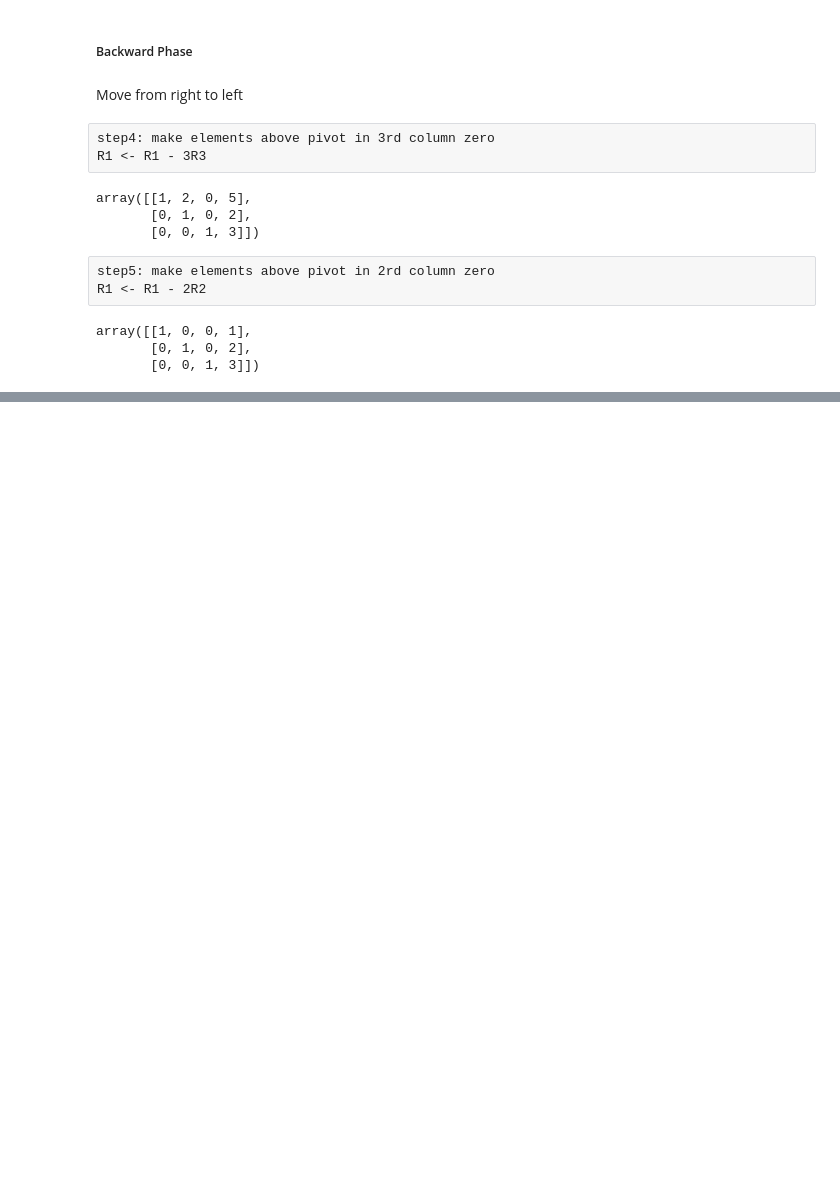
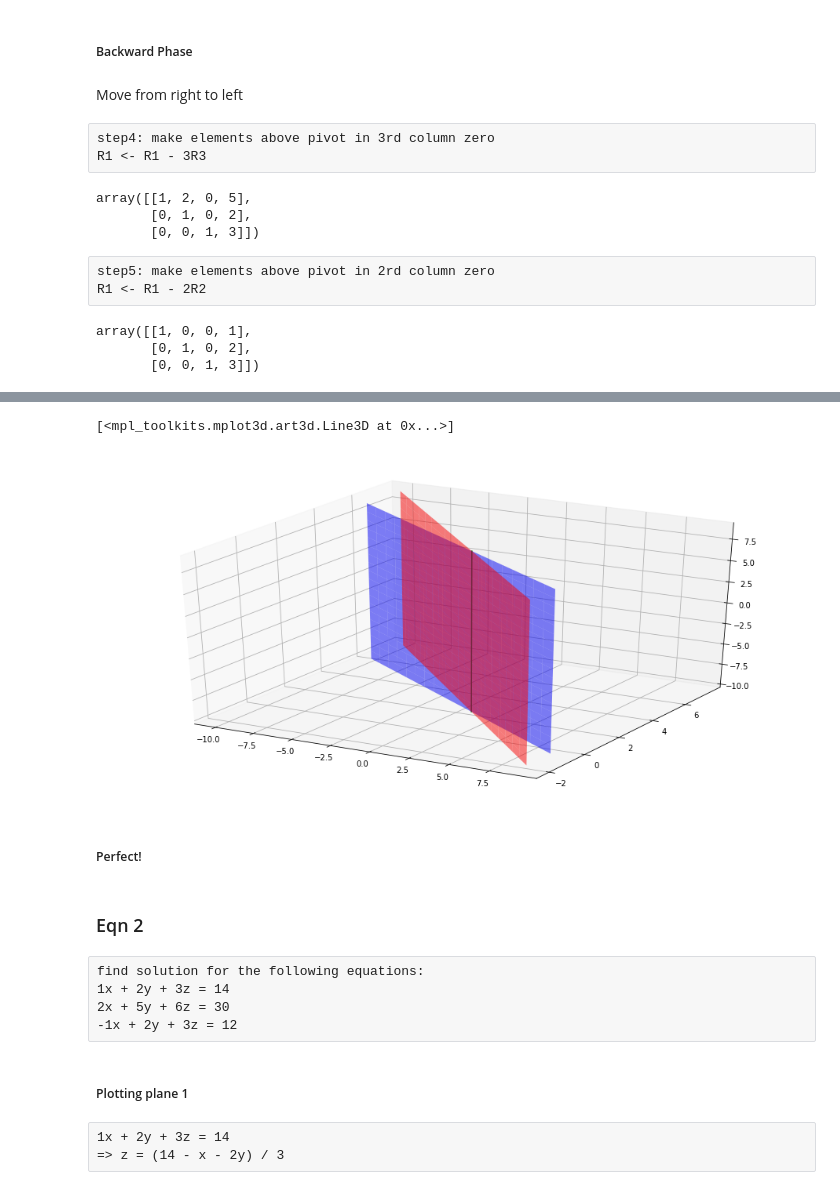
Before and after one commit to wingedrasengan927/linear-algebra, a Jupyter notebook: system_of_equations.ipynb, the cells around one changed output, grey strips where cells are left out. Drawn from its saved outputs; the diff is of its cells as text; code cells hidden in the pictures; blank space fills up the shorter version.

```diff
--- a/system_of_equations.ipynb
+++ b/system_of_equations.ipynb
@@ -148,0 +220,4 @@ z = 3
+# %%
+xline = np.array([1] * 20)
+yline = np.array([2] * 20)
+zline = np.array(range(-10, 10))
@@ -148,0 +228,23 @@ z = 3
+# %%
+fig = plt.figure(figsize=(16, 8))
+ax = fig.add_subplot(111,projection='3d')
+ax.plot_surface(xx, yy, zz, alpha=0.5, color="red")
+ax.plot_surface(xx1, yy1, zz1, alpha=0.5, color="blue")
+ax.plot3D(xline, yline, zline, color='green')
+# %% [output]
+[<mpl_toolkits.mplot3d.art3d.Line3D at 0x...>]
+[figure, added]
+# %% [markdown]
+##### Perfect!
+# %% [markdown]
+### Eqn 2
+# %% [raw]
+find solution for the following equations:
+1x + 2y + 3z = 14
+2x + 5y + 6z = 30
+-1x + 2y + 3z = 12
+# %% [markdown]
+##### Plotting plane 1
+# %% [raw]
+1x + 2y + 3z = 14
+=> z = (14 - x - 2y) / 3
```
Also changed, not shown: parts of 45 cells of this notebook.
